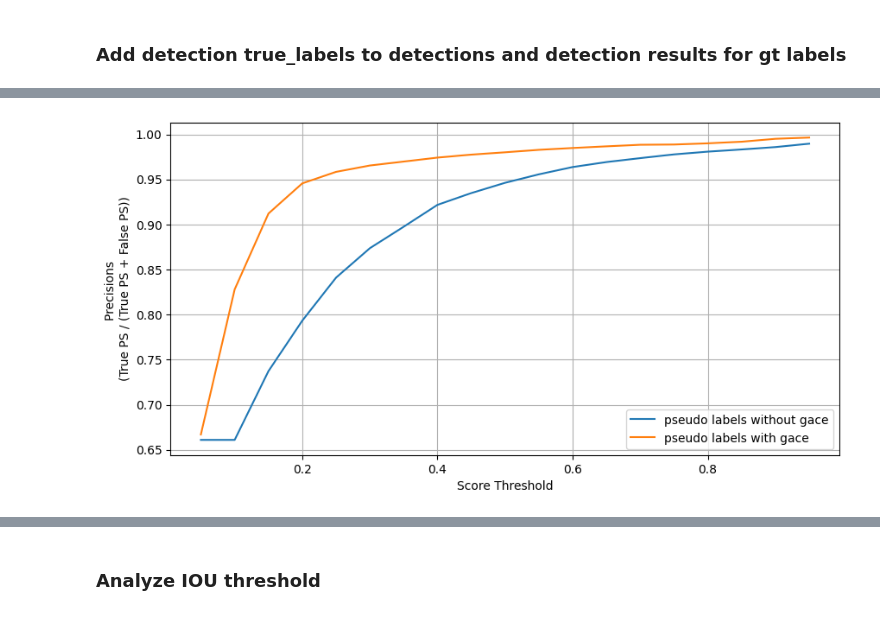
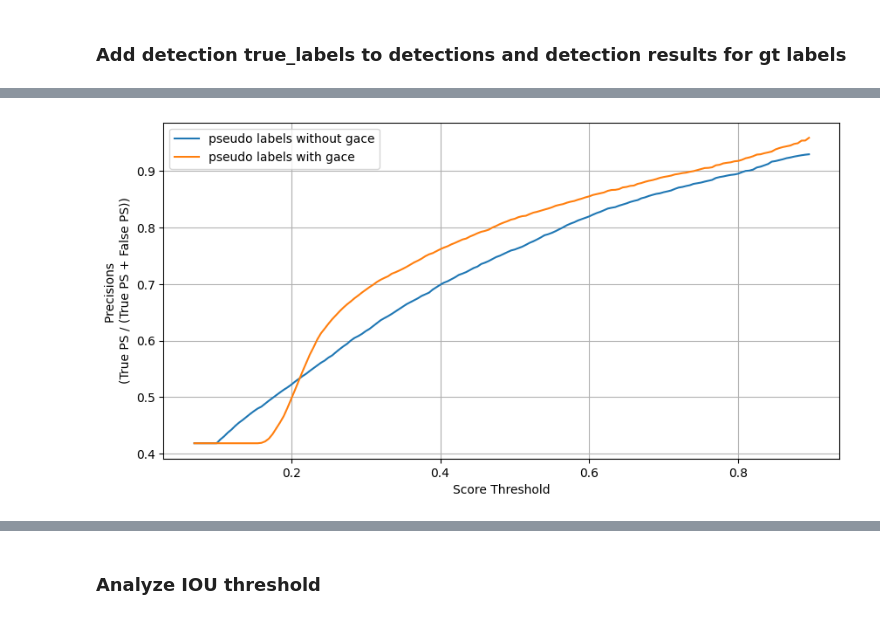
Before and after one commit to griesbchr/3DTrans, a Jupyter notebook: tools/misc/analyze_detresults_pseudolabels.ipynb, the cells around one changed output, grey strips where cells are left out. Saved outputs shown, nothing was run; the diff lists cells and outputs as text; code cells hidden in the pictures.

Commit message:
gace first runs

```diff
--- a/tools/misc/analyze_detresults_pseudolabels.ipynb
+++ b/tools/misc/analyze_detresults_pseudolabels.ipynb
@@ -617,0 +677,12 @@ print(len(detections_vehicles_no_gace))
+# %%
+#add col "with_gace" to detections
+detections['with_gace'] = False
+detections.loc[detections['eval_dataset'].str.contains("_gace"), 'with_gace'] = True
+# %%
+clss = "Vehicle"
+detections_class = detections[detections['name'] == clss]
+detections_gace = detections_class[detections_class['with_gace'] == True]
+detections_no_gace = detections_class[detections_class['with_gace'] == False]
+
+print(len(detections_gace))
+print(len((detections_no_gace)))
@@ -659,33 +788,93 @@ plt.gca().set_ylim(ylim)
 # %%
-score_thresholds = np.arange(0.05, 1, 0.05)
 
 def calc_precisions(detections, score_thresholds, iou_threshold):
     precisions = []
+    total_labels = []
     for score_threshold in score_thresholds:
 
         detections_tp = detections[(detections[f'detected_{iou_threshold}'] == True) & (detections['score'] >= score_threshold)]
         detections_fn = detections[(detections[f'detected_{iou_threshold}'] == False) & (detections['score'] >= score_threshold)]
-
+        if len(detections_tp) + len(detections_fn) == 0:
+            precisions.append(None)
+            total_labels.append(None)
+            continue
         precision = len(detections_tp)/(len(detections_tp) + len(detections_fn))
         precisions.append(precision)
-
-    return precisions
+        total_labels.append(len(detections_tp) + len(detections_fn))
+    return precisions, total_labels
 
 def plot_precisions(detections, label, iou_threshold, detections2=None, label2=None):
-    score_thresholds = np.arange(0.05, 1, 0.05)
-    precisions = calc_precisions(detections, score_thresholds, iou_threshold)
+    score_thresholds = np.arange(0.07, 0.9, 0.005)
+    #cap score thresholds at max score
+    score_thresholds = score_thresholds[score_thresholds <= detections['score'].max()]
     if detections2 is not None:
-        precisions2 = calc_precisions(detections2, score_thresholds, iou_threshold)
+        score_thresholds = score_thresholds[score_thresholds <= detections2['score'].max()]
+    precisions, total_labels = calc_precisions(detections, score_thresholds, iou_threshold)
+    if detections2 is not None:
+        precisions2, total_labels2 = calc_precisions(detections2, score_thresholds, iou_threshold)
+
     plt.figure(figsize=(10, 5))
     plt.plot(score_thresholds, precisions, label=label)
     if detections2 is not None:
         plt.plot(score_thresholds, precisions2, label=label2)
     plt.xlabel("Score Threshold")
     plt.ylabel("Precisions \n(True PS / (True PS + False PS))")
     plt.legend()
     plt.grid(True)
     plt.show()
 
-plot_precisions(detections_vehicles_no_gace, "pseudo labels without gace", 0.1, detections_vehicles_gace, "pseudo labels with gace")
+    #plot score threshold vs total labels
+    plt.figure(figsize=(10, 5))
+    plt.plot(score_thresholds, total_labels, label=label)
+    if detections2 is not None:
+        plt.plot(score_thresholds, total_labels2, label=label2)
+    plt.xlabel("Score Threshold")
+    plt.ylabel("Total Labels")
+    plt.legend()
+    plt.grid(True)
+    plt.show()
+
+    plt.figure(figsize=(10, 5))
+    plt.plot(total_labels, precisions, label=label)
+    if detections2 is not None:
+        plt.plot(total_labels2, precisions2, label=label2)
+    plt.xlabel("Total Labels")
+    plt.ylabel("Precisions \n(True PS / (True PS + False PS))")
+    plt.legend()
+    plt.grid(True)
+    plt.show()
+
+
+    if detections2 is not None:
+        precision_thresholds = np.arange(0.5, 0.85, 0.001)
+        precision_idxs = [np.argmin(np.abs(np.array(precisions) - precision)) for precision in precision_thresholds]
+        precision_idxs2 = [np.argmin(np.abs(np.array(precisions2) - precision)) for precision in precision_thresholds]
+        total_labels_diff = [total_labels2[precision_idxs2[i]] - total_labels[precision_idxs[i]] for i in range(len(precision_idxs))]
+        total_labels_diff_percent = [round(total_labels_diff[i]/total_labels[precision_idxs[i]]*100,2) for i in range(len(precision_idxs))]
+        plt.figure(figsize=(10, 5))
+        #smooth total_labels_diff_percent
+        total_labels_diff_percent_smooth = np.convolve(total_labels_diff_percent, np.ones(10)/10, mode='same')
+        plt.plot(precision_thresholds, total_labels_diff_percent, label="label gain", alpha=0.2)
+        plt.plot(precision_thresholds, total_labels_diff_percent_smooth, label="label gain smoothed")
+        plt.xlabel("Precision")
+        plt.ylabel("Label Gain in %")
+        plt.legend()
+        plt.grid(True)
+        plt.show()
+
+    if detections2 is not None:
+        target_precisions = [0.8, 0.9]
+        for target_precision in target_precisions:
+            precision_idx = np.argmin(np.abs(np.array(precisions) - target_precision))
+            precision_idx2 = np.argmin(np.abs(np.array(precisions2) - target_precision))
+            label_gain = total_labels2[precision_idx2] - total_labels[precision_idx]
+            print(f"Label gain@{target_precision}: {label_gain} ({round(label_gain/total_labels[precision_idx]*100,2)}%))")
+            print("Score threshold: ", score_thresholds[precision_idx])
+            print("Score threshold: ", score_thresholds[precision_idx2])
+
+
+
+
+plot_precisions(detections_no_gace, "pseudo labels without gace", 0.1, detections_gace, "pseudo labels with gace")
 # %% [output]
-[figure, old version]
+[figure, new version]
```
Also changed, not shown: parts of 21 cells of this notebook, 14 other files.
